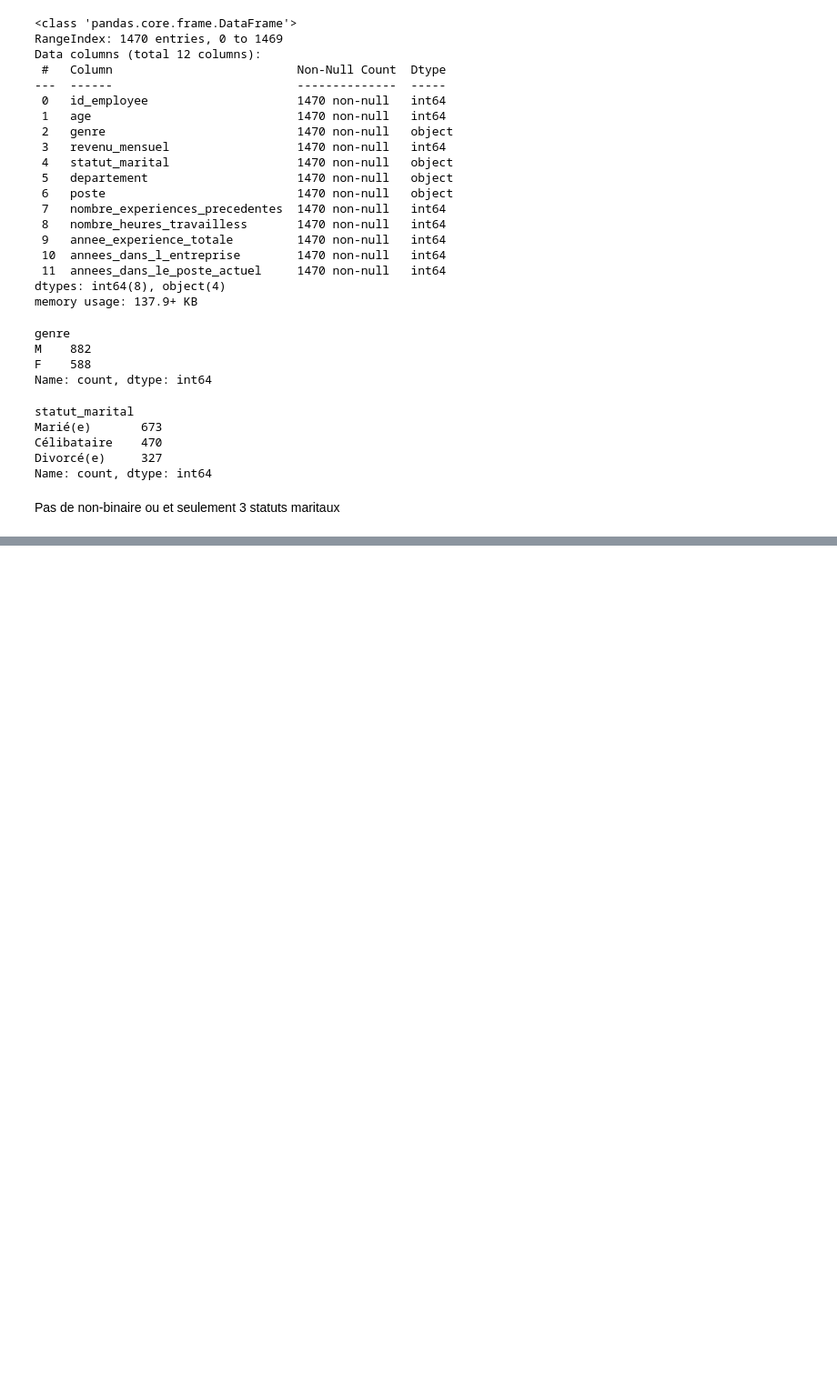
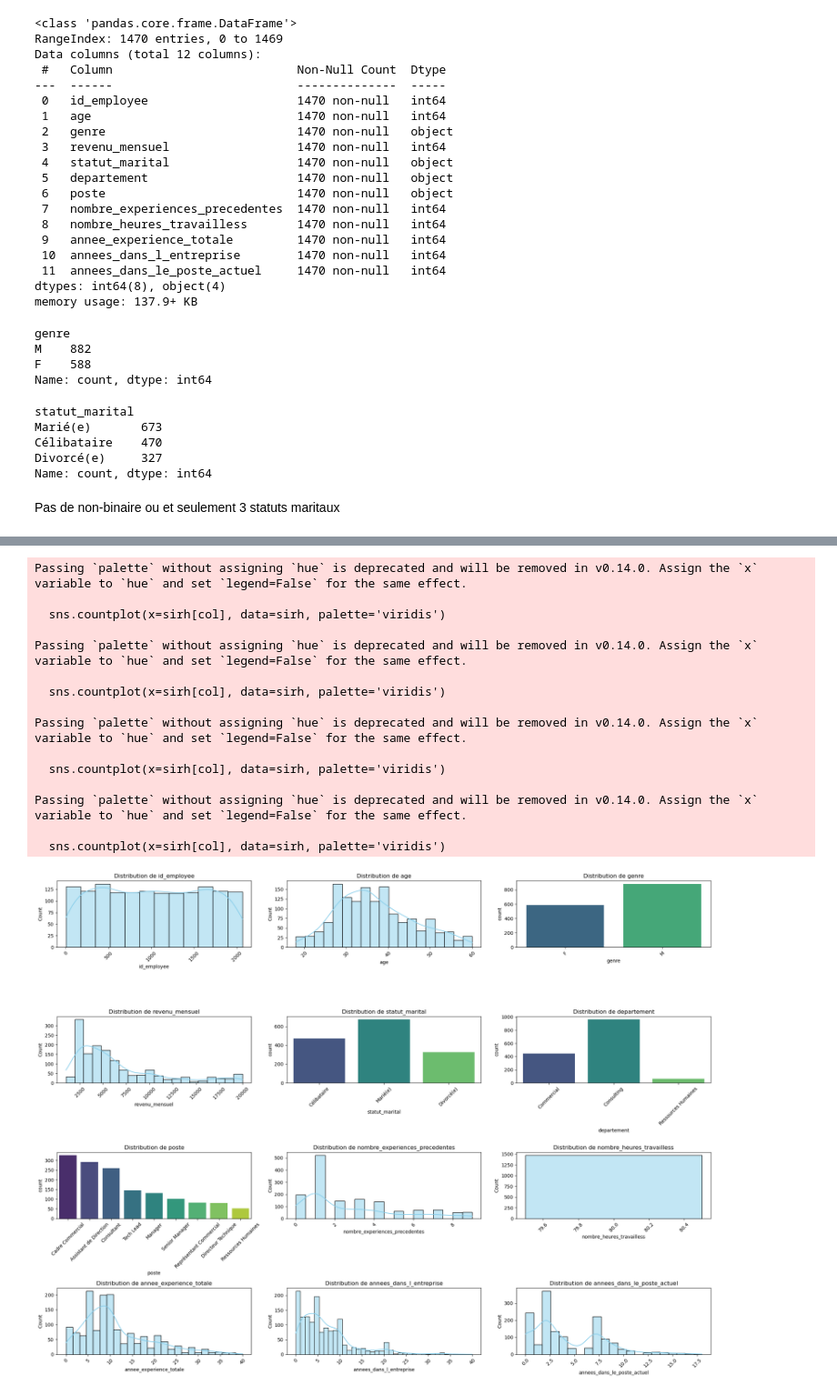
Before and after one commit to Lavin2110120/Projet5_OC, a Jupyter notebook: P4_OC.ipynb, the cells around one changed output, grey strips where cells are left out. Shown at 91% size. Drawn from its saved outputs; the diff is of its cells as text; code cells hidden in the pictures; blank space fills up the shorter version.

```diff
--- a/P4_OC.ipynb
+++ b/P4_OC.ipynb
@@ -178,0 +371,39 @@ Pas de non-binaire ou et seulement 3 statuts maritaux
+# %%
+# On définit la liste des colonnes à tracer
+cols = sirh.columns
+
+# Création de la figure (on adapte la taille selon le nombre de colonnes)
+plt.figure(figsize=(20, 15))
+
+for i, col in enumerate(cols):
+    plt.subplot(4, 3, i + 1) # Création d'une grille de 4 lignes et 3 colonnes
+
+    # Si la colonne est numérique, on fait un histogramme classique
+    if sirh[col].dtype in ['int64', 'float64']:
+        sns.histplot(sirh[col], kde=True, color='skyblue')
+    # Si c'est un objet (catégorielle), on utilise un countplot
+    else:
+        sns.countplot(x=sirh[col], data=sirh, palette='viridis')
+
+    plt.title(f'Distribution de {col}')
+    plt.xticks(rotation=45)
+
+plt.tight_layout()
+plt.show()
+# %% [output]
+Passing `palette` without assigning `hue` is deprecated and will be removed in v0.14.0. Assign the `x` variable to `hue` and set `legend=False` for the same effect.
+
+  sns.countplot(x=sirh[col], data=sirh, palette='viridis')
+
+Passing `palette` without assigning `hue` is deprecated and will be removed in v0.14.0. Assign the `x` variable to `hue` and set `legend=False` for the same effect.
+
+  sns.countplot(x=sirh[col], data=sirh, palette='viridis')
+
+Passing `palette` without assigning `hue` is deprecated and will be removed in v0.14.0. Assign the `x` variable to `hue` and set `legend=False` for the same effect.
+
+  sns.countplot(x=sirh[col], data=sirh, palette='viridis')
+
+Passing `palette` without assigning `hue` is deprecated and will be removed in v0.14.0. Assign the `x` variable to `hue` and set `legend=False` for the same effect.
+
+  sns.countplot(x=sirh[col], data=sirh, palette='viridis')
+[figure, added]
```
Also changed, not shown: parts of 19 cells of this notebook.
